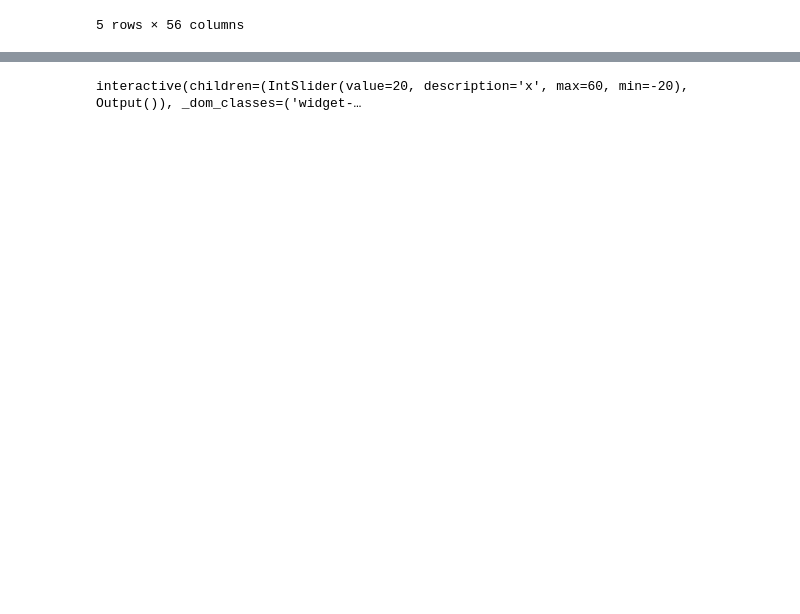
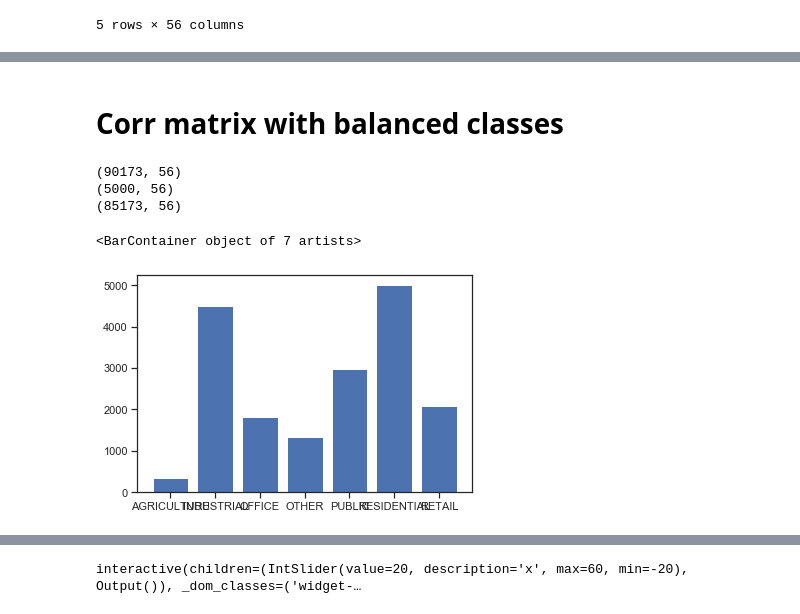
Before and after one commit to jomartla/UniversityHack-Datathon, a Jupyter notebook: minsait.ipynb, the cells around one changed output, grey strips where cells are left out. Drawn from its saved outputs; the diff is of its cells as text; code cells hidden in the pictures; blank space fills up the shorter version.

```diff
--- a/minsait.ipynb
+++ b/minsait.ipynb
@@ -137,0 +249,10 @@ df_r.head()
+# %% [markdown]
+# Corr matrix with balanced classes
+# %%
+print(residential_data.shape)
+print(residential_sample.shape)
+print(residential_not_in_sample.shape)
+# %% [output]
+(90173, 56)
+(5000, 56)
+(85173, 56)
@@ -137,0 +265,26 @@ df_r.head()
+# %%
+import random
+
+# Datos de la clase "residential"
+residential_data = data[data.CLASE=="RESIDENTIAL"]
+
+# Escogemos 5000 índices de las instancias de manera aleatoria
+residential_sample_indexes = random.sample(list(residential_data.index), 5000)
+residential_sample = residential_data.loc[residential_sample_indexes]
+
+# Almacenamos los datos no escogidos por la muestra aleatoria
+residential_not_in_sample = residential_data.drop(residential_sample_indexes)
+
+# De los datos originales, eliminamos todos los residential
+no_residential_data = data[data.CLASE!="RESIDENTIAL"]
+
+# Unimos los datos no residential con la muestra aleatoria
+balanced_data = no_residential_data.append(residential_sample)
+
+# Distribucion de las clases en los datos
+d = balanced_data[["X","CLASE"]].groupby("CLASE").count()
+class_percentage = d/d["X"].sum()*100
+plt.bar(d.index, d.X)
+# %% [output]
+<BarContainer object of 7 artists>
+[figure, added]
```
Also changed, not shown: parts of 41 cells of this notebook, 1 other file.
